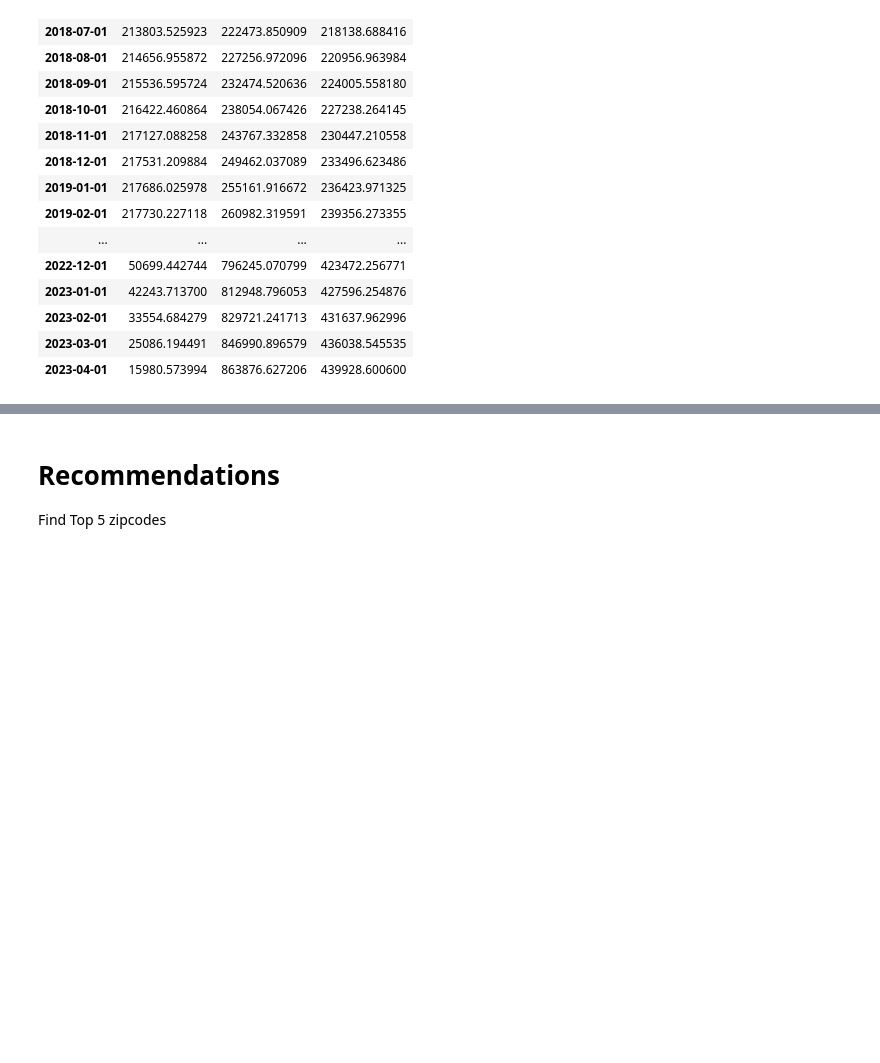
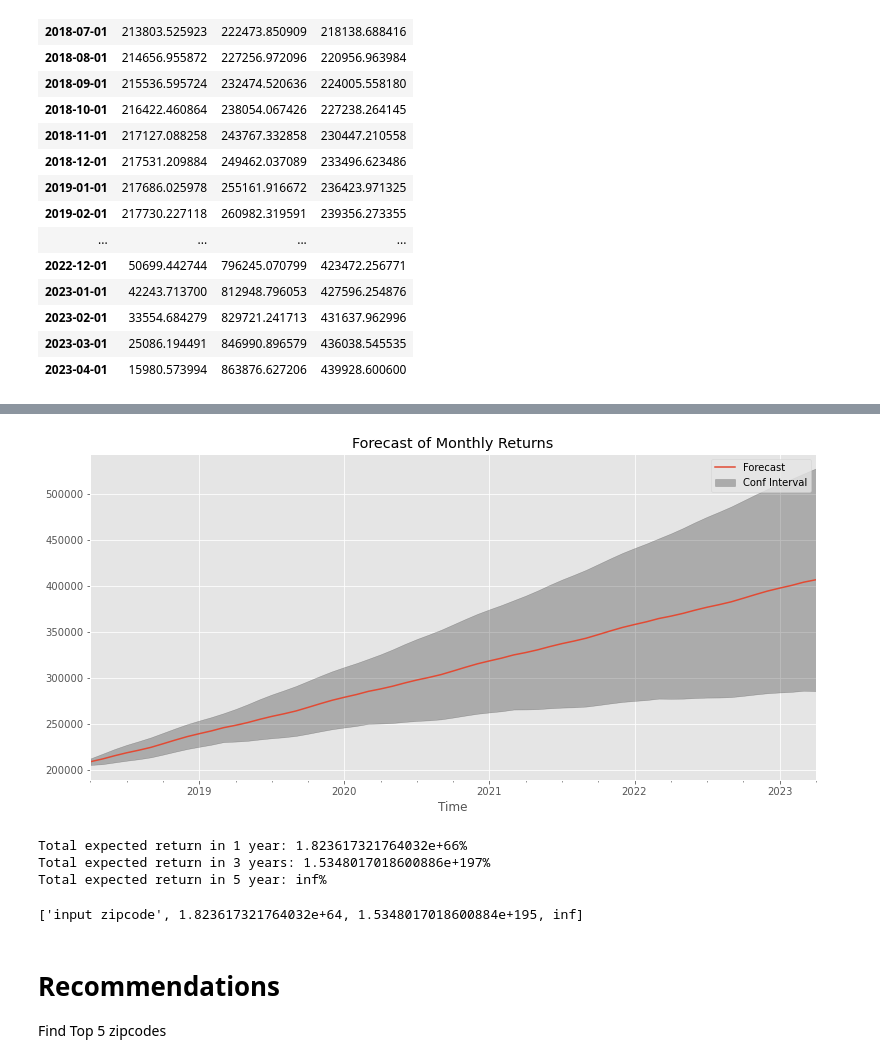
Before and after one commit to jbenedito99/Zipcode-Time-Series-Modeling, a Jupyter notebook: time-series/notebook.ipynb, the cells around one changed output, grey strips where cells are left out. Saved outputs shown, nothing was run; the diff lists cells and outputs as text; code cells hidden in the pictures; blank space fills up the shorter version.

```diff
--- a/time-series/notebook.ipynb
+++ b/time-series/notebook.ipynb
@@ -899,3 +997,37 @@ Use model to forecast all zipcodes (filtered ROI dataset)
+# %%
+# Code adapted from Fernando Aguilar
+# Source: https://medium.com/@feraguilari/time-series-analysis-modfinalproyect-b9fb23c28309
+
+def forecast_model(df, pdq=(1, 1, 0), pdqs=(1, 1, 0, 12), display=True, zc='input zipcode'):
+    model = sm.tsa.statespace.SARIMAX(df, order=pdq, seasonal_order=pdqs)
+    model_fit = model.fit()
+    output = model_fit.get_prediction(start='2018-04', end='2023-04', dynamic=True)
+    forecast_ci = output.conf_int()
+    if display:
+        fig, ax = plt.subplots(figsize=(13,6))
+        output.predicted_mean.plot(label='Forecast')
+        ax.fill_between(forecast_ci.index,forecast_ci.iloc[:, 0],forecast_ci.iloc[:, 1],
+                        color='k', alpha=.25,label='Conf Interval')
+        plt.title('Forecast of Monthly Returns')
+        plt.xlabel('Time')
+        plt.legend(loc='best')
+        plt.show()
+    year_1= (1+output.predicted_mean[:12]).prod()-1
+    year_3=(1+output.predicted_mean[:36]).prod()-1
+    year_5= (1+output.predicted_mean[:60]).prod()-1
+    print(f'Total expected return in 1 year: {round(year_1*100,2)}%')
+    print(f'Total expected return in 3 years: {round(year_3*100,2)}%')
+    print(f'Total expected return in 5 year: {round(year_5*100,2)}%')
+    tot_ret = [zc, year_1, year_3, year_5]
+    return tot_ret
+# %%
+forecast_model(tseries_89104)
+# %% [output]
+[figure, added]
+Total expected return in 1 year: 1.823617321764032e+66%
+Total expected return in 3 years: 1.5348017018600886e+197%
+Total expected return in 5 year: inf%
+['input zipcode', 1.823617321764032e+64, 1.5348017018600884e+195, inf]
 # %% [markdown]
 # Recommendations
 
```
Also changed, not shown: parts of 20 cells of this notebook.
